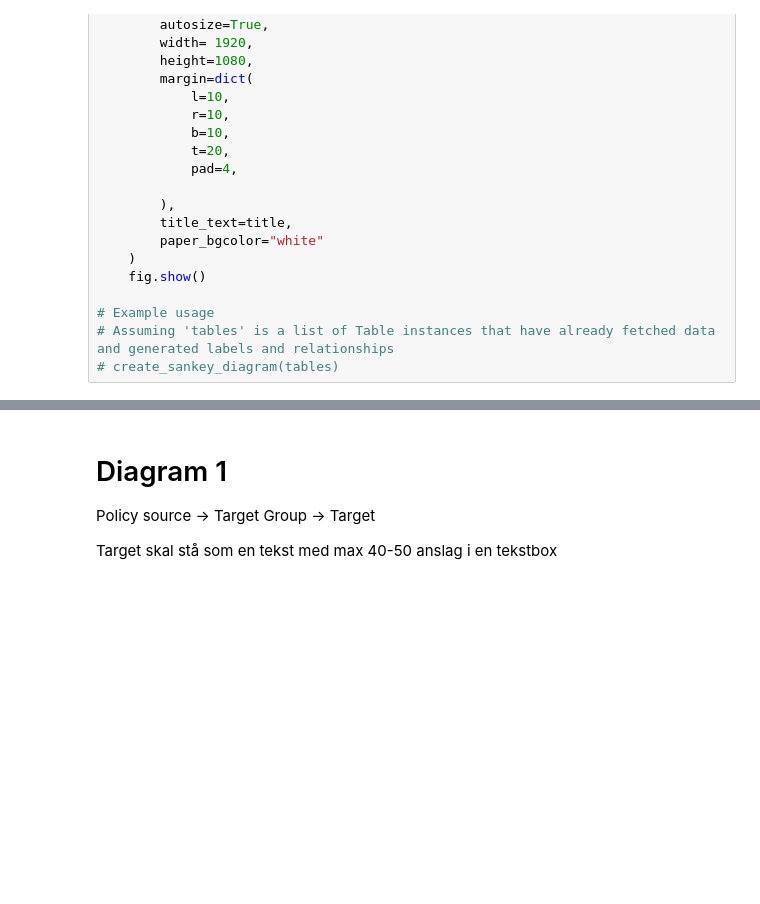
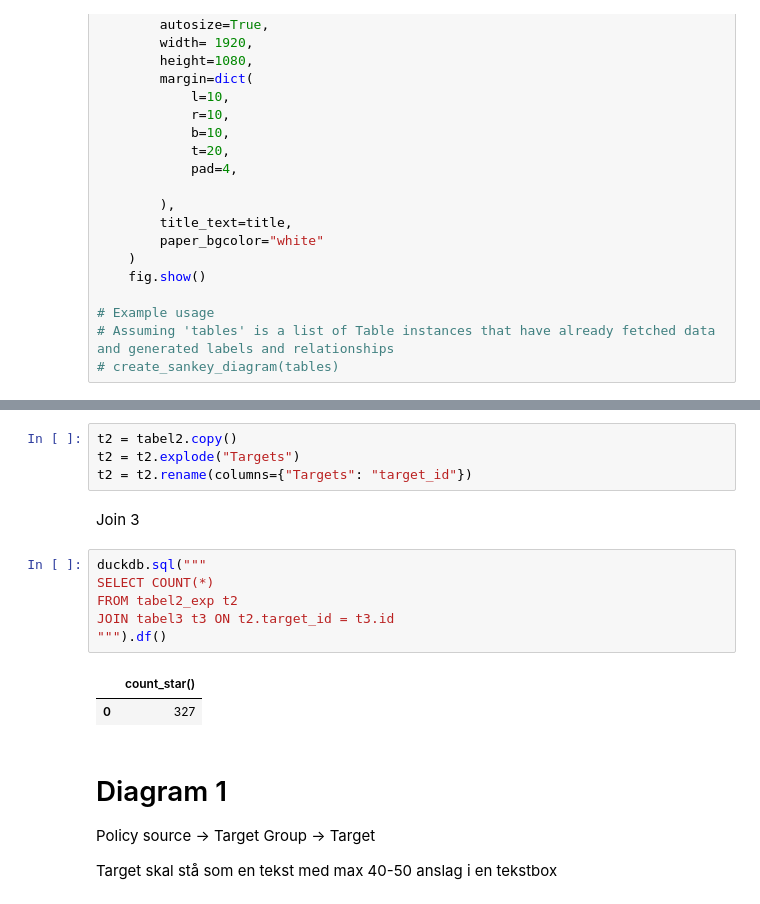
Before and after one commit to Esbern/Sankey-diagrams, a Jupyter notebook: genneral sankey.ipynb, the cells around one changed output, grey strips where cells are left out. Drawn from its saved outputs; the diff is of its cells as text; blank space fills up the shorter version.

```diff
--- a/genneral sankey.ipynb
+++ b/genneral sankey.ipynb
@@ -210,3 +276,18 @@ display(tabel2.head())
+# %%
+t2 = tabel2.copy()
+t2 = t2.explode("Targets")
+t2 = t2.rename(columns={"Targets": "target_id"})
+# %% [markdown]
+Join 3
+# %%
+duckdb.sql("""
+SELECT COUNT(*)
+FROM tabel2_exp t2
+JOIN tabel3 t3 ON t2.target_id = t3.id
+""").df()
+# %% [output]
+|  | count_star() |
+| 0 | 327 |
 # %% [markdown]
 # Diagram 1
 Policy source -> Target Group -> Target
```
Also changed, not shown: parts of 18 cells of this notebook.
